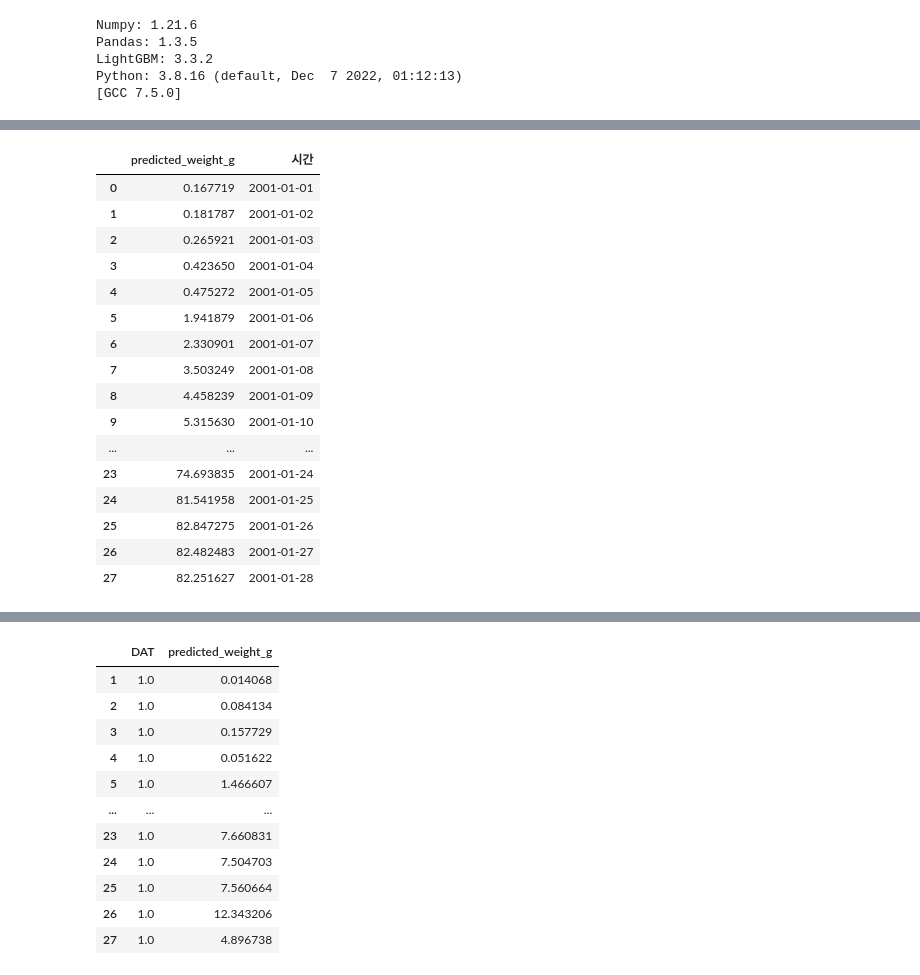
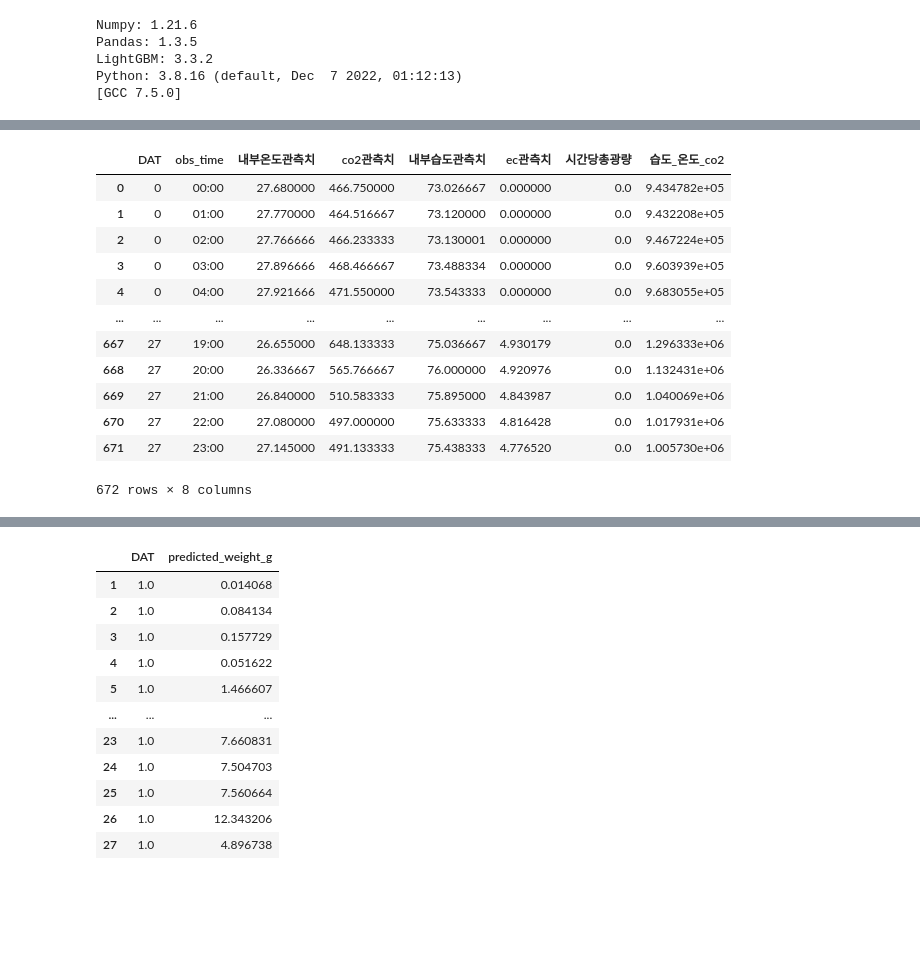
Before and after one commit to joel0807/AI_project, a Jupyter notebook: 상추생육ver3ipynb.ipynb, the cells around one changed output, grey strips where cells are left out. Cells and saved outputs as stored; diff of their text form; code cells hidden in the pictures; blank space fills up the shorter version.

```diff
--- a/상추생육ver3ipynb.ipynb
+++ b/상추생육ver3ipynb.ipynb
@@ -135,6 +143,7 @@ def get_night_time(x):
     X_light_zero = x.copy(deep= True)
     x_zero_list = list(X_light_zero['시간당총광량'].values).count(0)
     x_zero_list = pd.Series(x_zero_list)
+
     return x_zero_list #결과물은 시리즈로 출력
 
 def get_daily_temp(x):
@@ -175,4 +184,21 @@ def day_col_to_row(df):
     ar = np.array(df_row).flatten()
     data = pd.Series(ar, index=cols_row)
     return data
+
+def get_day(df):
+    df_day = df.copy(deep =True)
+    df['일자'] = df.index.day
+    return df
+
+def get_humid_temp_co2(df):
+    df_humid_temp_co2 =df.copy(deep =True)
+    df_humid_temp_co2['습도_온도_co2']=df_humid_temp_co2['내부습도관측치']*df_humid_temp_co2['내부온도관측치']*df_humid_temp_co2['co2관측치']
+    df_humid_temp_co2['습도_온도']= df_humid_temp_co2['내부습도관측치']*df_humid_temp_co2['내부온도관측치']
+    df_humid_temp_co2['온도_co2'] =df_humid_temp_co2['내부온도관측치']*df_humid_temp_co2['co2관측치']
+
+    df_humid_temp_co2['빛_온도'] = df_humid_temp_co2['내부온도관측치']*df_humid_temp_co2['시간당총광량']
+    df_humid_temp_co2['빛_습도'] = df_humid_temp_co2['내부습도관측치']*df_humid_temp_co2['시간당총광량']
+    df_humid_temp_co2['빛_co2'] = df_humid_temp_co2['co2관측치']*df_humid_temp_co2['시간당총광량']
+    df_humid_temp_co2['빛_습도_온도_co2'] = df_humid_temp_co2['내부습도관측치']*df_humid_temp_co2['내부온도관측치']*df_humid_temp_co2['co2관측치']*df_humid_temp_co2['시간당총광량']
+    return df_humid_temp_co2
 # %%
@@ -201 +221,17 @@ X
+# %%
+get_humid_temp_co2(x)
+# %% [output]
+|  | DAT | obs_time | 내부온도관측치 | co2관측치 | 내부습도관측치 | ec관측치 | 시간당총광량 | 습도_온도_co2 |
+| 0 | 0 | 00:00 | 27.680000 | 466.750000 | 73.026667 | 0.000000 | 0.0 | 9.434782e+05 |
+| 1 | 0 | 01:00 | 27.770000 | 464.516667 | 73.120000 | 0.000000 | 0.0 | 9.432208e+05 |
+| 2 | 0 | 02:00 | 27.766666 | 466.233333 | 73.130001 | 0.000000 | 0.0 | 9.467224e+05 |
+| 3 | 0 | 03:00 | 27.896666 | 468.466667 | 73.488334 | 0.000000 | 0.0 | 9.603939e+05 |
+| 4 | 0 | 04:00 | 27.921666 | 471.550000 | 73.543333 | 0.000000 | 0.0 | 9.683055e+05 |
+| ... | ... | ... | ... | ... | ... | ... | ... | ... |
+| 667 | 27 | 19:00 | 26.655000 | 648.133333 | 75.036667 | 4.930179 | 0.0 | 1.296333e+06 |
+| 668 | 27 | 20:00 | 26.336667 | 565.766667 | 76.000000 | 4.920976 | 0.0 | 1.132431e+06 |
+| 669 | 27 | 21:00 | 26.840000 | 510.583333 | 75.895000 | 4.843987 | 0.0 | 1.040069e+06 |
+| 670 | 27 | 22:00 | 27.080000 | 497.000000 | 75.633333 | 4.816428 | 0.0 | 1.017931e+06 |
+| 671 | 27 | 23:00 | 27.145000 | 491.133333 | 75.438333 | 4.776520 | 0.0 | 1.005730e+06 |
+672 rows × 8 columns
 # %%
@@ -220,31 +255,6 @@ def get_y_time(y, numbers):
     y.drop(columns=['DAT'], inplace =True)
 
     return y
-# %%
-y=pd.read_csv('./train_target/CASE_01.csv')
-y_file ='./train_target/CASE_01.csv'
-numbers_y = re.sub(r'[^0-9]','',y_file)
-
-y=get_y_time(y,numbers_y)
-y
-# %% [output]
-|  | predicted_weight_g | 시간 |
-| 0 | 0.167719 | 2001-01-01 |
-| 1 | 0.181787 | 2001-01-02 |
-| 2 | 0.265921 | 2001-01-03 |
-| 3 | 0.423650 | 2001-01-04 |
-| 4 | 0.475272 | 2001-01-05 |
-| 5 | 1.941879 | 2001-01-06 |
-| 6 | 2.330901 | 2001-01-07 |
-| 7 | 3.503249 | 2001-01-08 |
-| 8 | 4.458239 | 2001-01-09 |
-| 9 | 5.315630 | 2001-01-10 |
-| ... | ... | ... |
-| 23 | 74.693835 | 2001-01-24 |
-| 24 | 81.541958 | 2001-01-25 |
-| 25 | 82.847275 | 2001-01-26 |
-| 26 | 82.482483 | 2001-01-27 |
-| 27 | 82.251627 | 2001-01-28 |
 # %%
 class LoadData(object):
 
```
Also changed, not shown: parts of 12 cells of this notebook.
